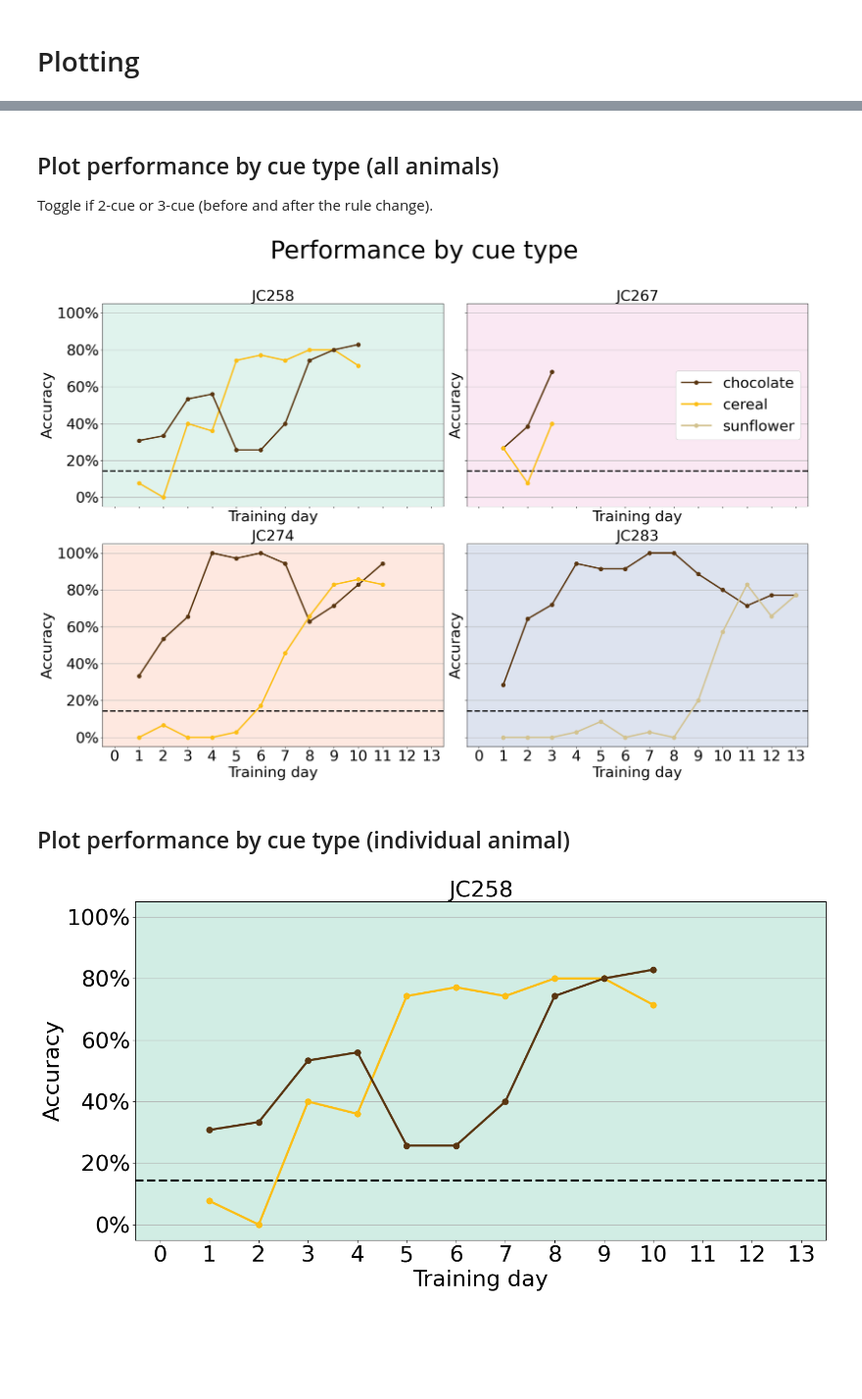
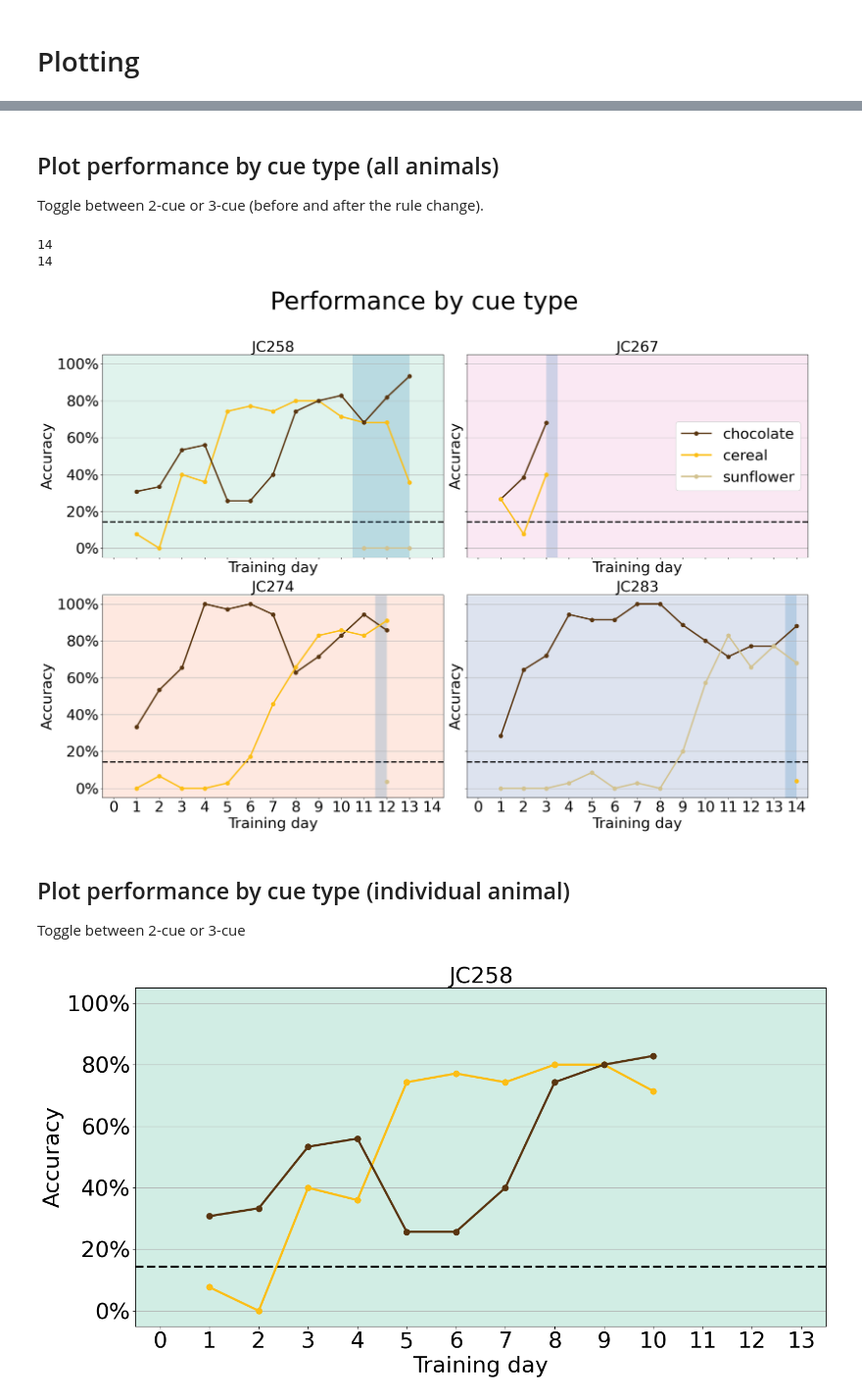
Before and after one commit to acumpelik/mPFC-analysis, a Jupyter notebook: analyzeBehavior.ipynb, the cells around one changed output, grey strips where cells are left out. Shown at 98% size. Saved outputs shown, nothing was run; the diff lists cells and outputs as text; code cells hidden in the pictures; blank space fills up the shorter version.

```diff
--- a/analyzeBehavior.ipynb
+++ b/analyzeBehavior.ipynb
@@ -73,15 +73,16 @@ fig, ax = plt.subplots(figsize=(22,11))
 for animal in animals:
 
     ############# TOGGLE VARIABLES #################
-    # 2 cues
-    acc = accuracy[animal].iloc[:rule_change[animal]-1] # accuracy before rule change
-    title='Performance before rule change'
-    ndays=ndays2cue
+    # # 2 cues
+    # acc = accuracy[animal].iloc[:rule_change[animal]-1] # accuracy before rule change
+    # title='Performance before rule change'
+    # ndays=ndays2cue
 
-    # # 3 cues
-    # acc = accuracy[animal].iloc[:rule_change[animal]] # accuracy after rule change
-    # title='Performance after rule change'
-    # ndays=ndays3cue
+    # 3 cues
+    acc = accuracy[animal].iloc[:rule_change[animal]] # accuracy after rule change
+    title='Performance after rule change'
+    ndays=ndays3cue
+
     ################################################
 
 
@@ -101,3 +102,3 @@ plt.show()
 # %% [markdown]
 ## Plot performance by cue type (all animals)
-Toggle if 2-cue or 3-cue (before and after the rule change).
+Toggle between 2-cue or 3-cue (before and after the rule change).
@@ -104,47 +150,57 @@ Toggle if 2-cue or 3-cue (before and after the rule change).
+# %%
+print(rule_change[animal])
+print(len(sessions[animal]))
+# %% [output]
+14
+14
 # %%
 # Make a large plot with 4 subplots
 rows, cols = 2, 2
 fig, axes = plt.subplots(2, 2, sharex=True, sharey=True, figsize=(22,15))
 title='Performance by cue type'
 fig.suptitle(title, fontsize=50, y=1.03)
 
 # Iterate over each subplot and plot.
 for ax, animal in zip(axes.flatten(), animals):
 
     ############# TOGGLE VARIABLES #################
-    # 2 cue
-    data_by_cue = accuracy_by_cue[animal].loc[:rule_change[animal]-1]
-    ndays=ndays2cue
-    cues_select=cues[animal][:2]
+    # # 2 cue
+    # data_by_cue = accuracy_by_cue[animal].loc[:rule_change[animal]-1]
+    # ndays=ndays2cue
+    # cues_select=cues[animal][:2]
+    # rule_ch_shading=False
 
-    # # 3 cue
-    # data_by_cue = accuracy_by_cue[animal]
-    # ndays=ndays3cue
-    # cues_select=cues[animal]
+    # 3 cue
+    data_by_cue = accuracy_by_cue[animal]
+    ndays=ndays3cue
+    cues_select=cues[animal]
+    rule_ch_shading=True
     ###############################################
 
     plot_accuracy_by_cue(
         data_by_cue=data_by_cue,
         animal=animal,
         cues=cues_select,
         ndays=ndays,
         background=cscheme[animal+'_light'],
         fig=fig,
         ax=ax,
+        rule_ch_shading=rule_ch_shading,
     )
 
     # Plot legend on JC267 subplot
     if animal == 'JC267':
         legend_handles = []
         for cue, color in cue_names.items():
             legend_handles.append(plt.Line2D([],[], color=color, label=cue, linewidth=3, marker='o', markersize=8))
         ax.legend(handles=legend_handles, loc=7, fontsize=30, framealpha=1)
 
 # save_fig('Performance all animals light tint', 'svg')
 # %% [output]
-[figure, old version]
+[figure, new version]
 # %% [markdown]
 ## Plot performance by cue type (individual animal)
+Toggle between 2-cue or 3-cue
 # %%
 animal='JC258'
 
```
Also changed, not shown: parts of 4 cells of this notebook.
